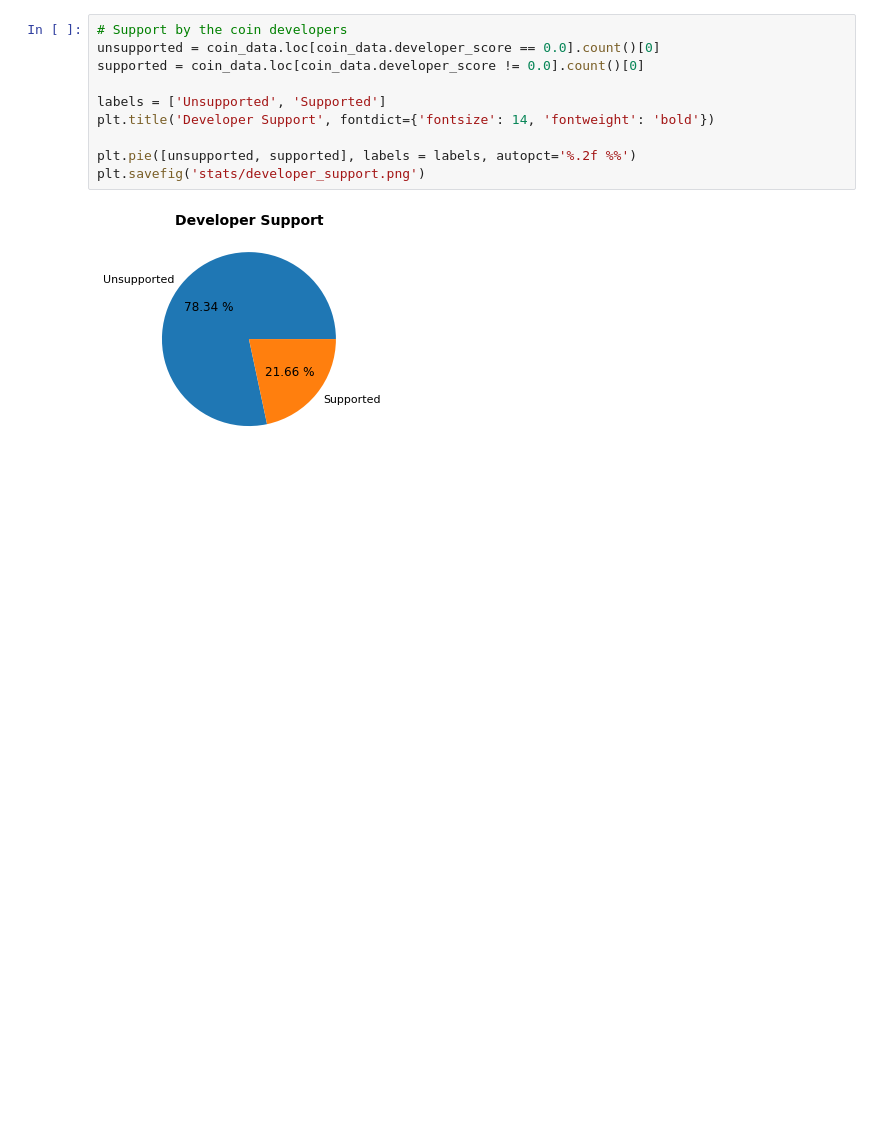
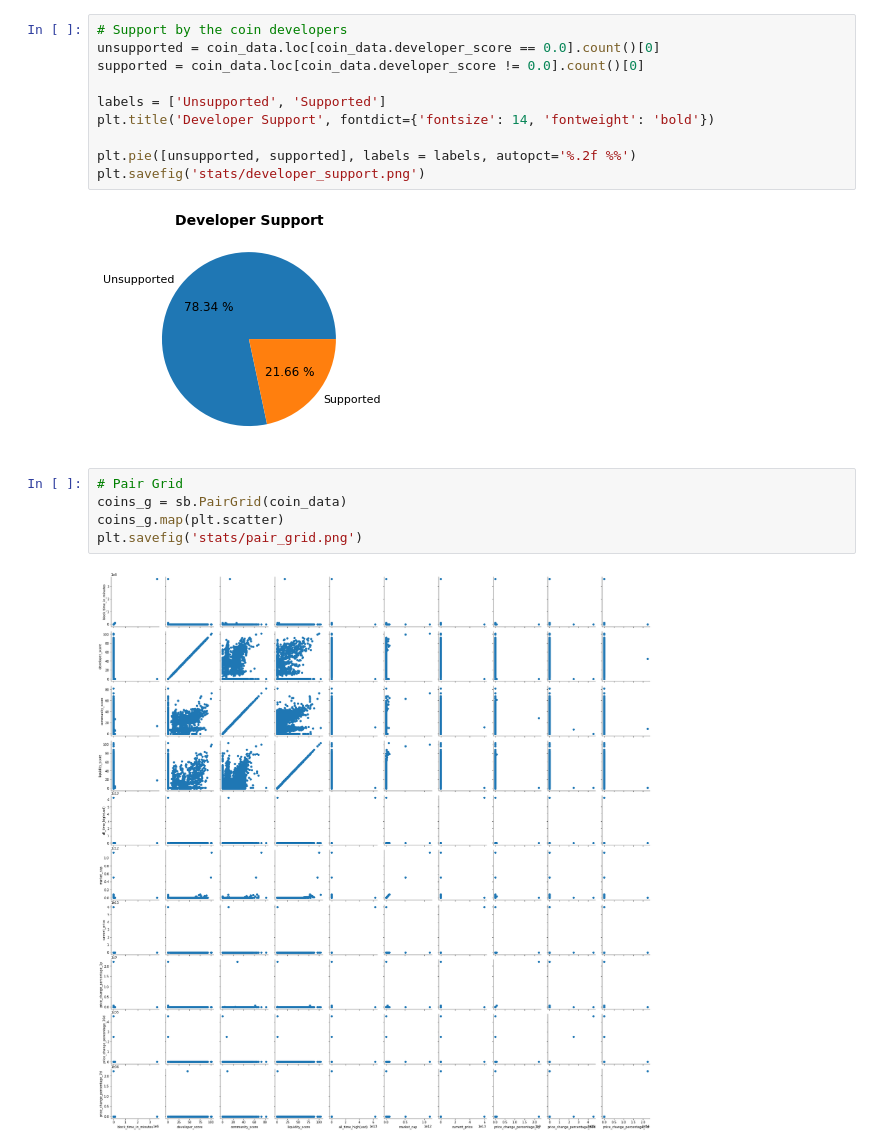
Before and after one commit to 2dukes/PROJ_PRI_2122, a Jupyter notebook: Statistics.ipynb, the cells around one changed output. Saved outputs shown, nothing was run; the diff lists cells and outputs as text; blank space fills up the shorter version.

```diff
--- a/Statistics.ipynb
+++ b/Statistics.ipynb
@@ -27,4 +27,11 @@ plt.pie([unsupported, supported], labels = labels, autopct='%.2f %%')
 plt.savefig('stats/developer_support.png')
 # %% [output]
 [figure]
+# %%
+# Pair Grid
+coins_g = sb.PairGrid(coin_data)
+coins_g.map(plt.scatter)
+plt.savefig('stats/pair_grid.png')
+# %% [output]
+[figure, added]
 # %%
```
Also changed, not shown: parts of 3 cells of this notebook, 1 other file.
